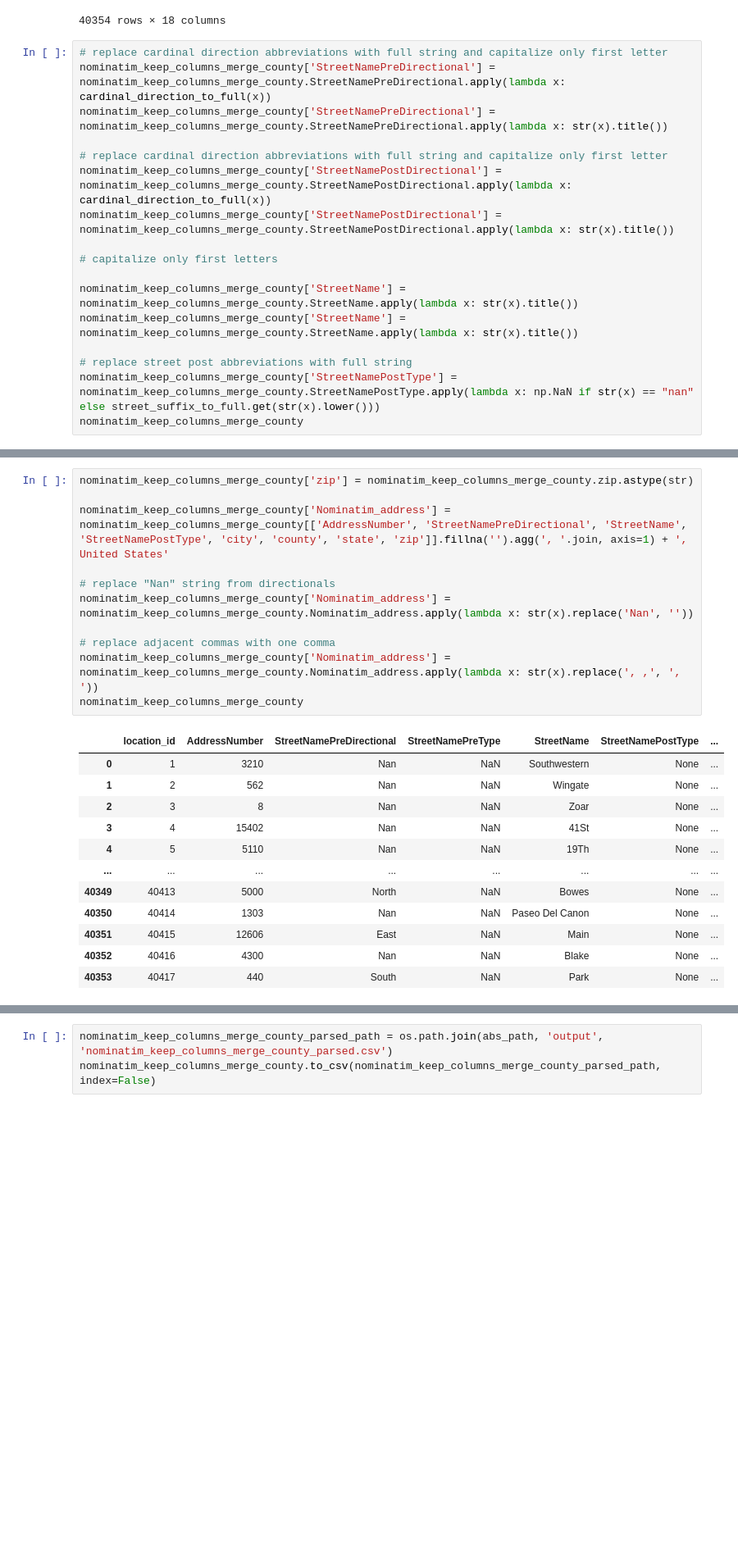
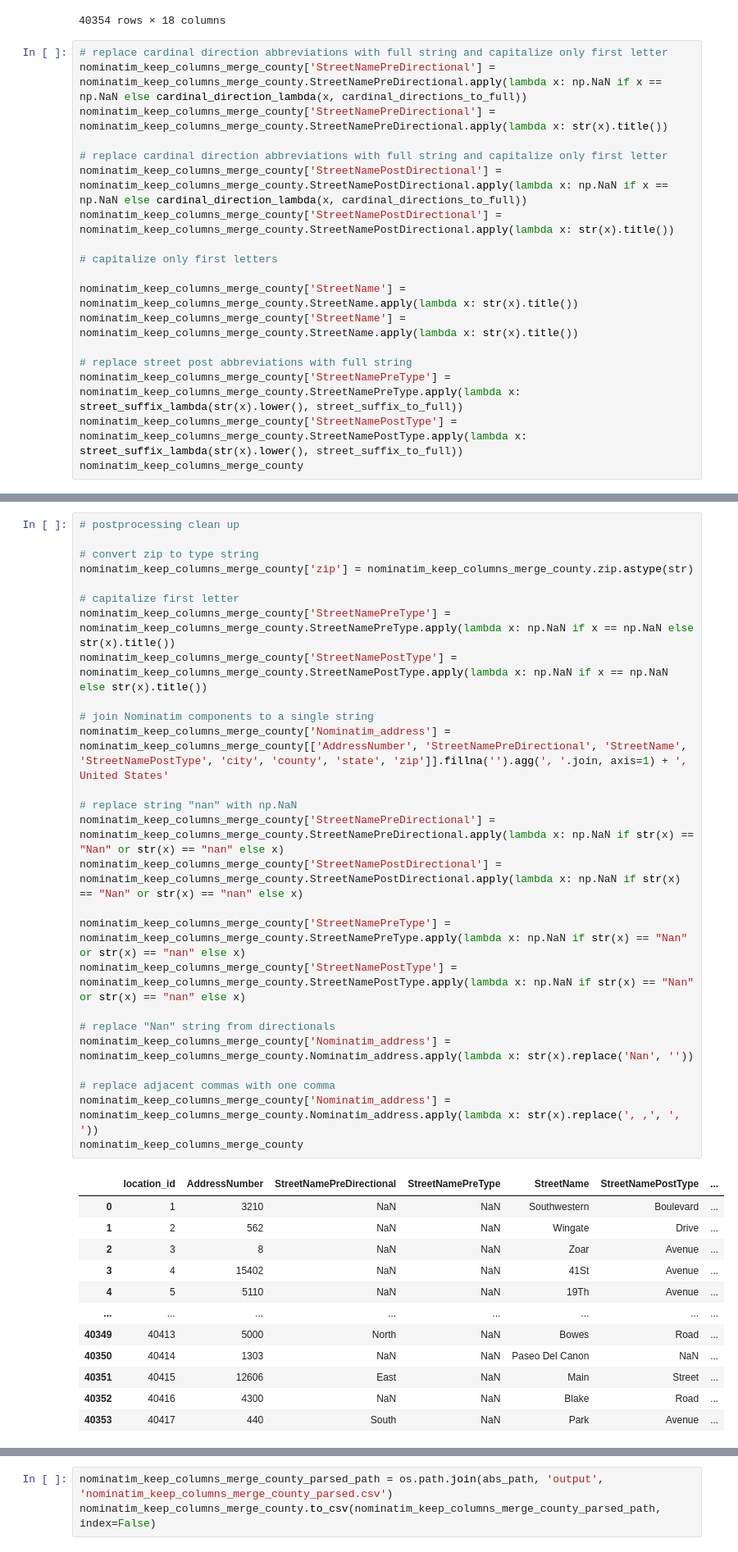
Before and after one commit to brian-cy-chang/UW_Geospatial, a Jupyter notebook: notebooks/nominatim_parsing.ipynb, the cells around one changed output, grey strips where cells are left out. Shown at 82% size. Cells and saved outputs as stored; diff of their text form; blank space fills up the shorter version.

Commit message:
correct nominatim component replacement to full string

```diff
--- a/notebooks/nominatim_parsing.ipynb
+++ b/notebooks/nominatim_parsing.ipynb
@@ -593,11 +616,11 @@ dtype: object
 40354 rows × 18 columns
 # %%
 # replace cardinal direction abbreviations with full string and capitalize only first letter
-nominatim_keep_columns_merge_county['StreetNamePreDirectional'] = nominatim_keep_columns_merge_county.StreetNamePreDirectional.apply(lambda x: cardinal_direction_to_full(x))
+nominatim_keep_columns_merge_county['StreetNamePreDirectional'] = nominatim_keep_columns_merge_county.StreetNamePreDirectional.apply(lambda x: np.NaN if x == np.NaN else cardinal_direction_lambda(x, cardinal_directions_to_full))
 nominatim_keep_columns_merge_county['StreetNamePreDirectional'] = nominatim_keep_columns_merge_county.StreetNamePreDirectional.apply(lambda x: str(x).title())
 
 # replace cardinal direction abbreviations with full string and capitalize only first letter
-nominatim_keep_columns_merge_county['StreetNamePostDirectional'] = nominatim_keep_columns_merge_county.StreetNamePostDirectional.apply(lambda x: cardinal_direction_to_full(x))
+nominatim_keep_columns_merge_county['StreetNamePostDirectional'] = nominatim_keep_columns_merge_county.StreetNamePostDirectional.apply(lambda x: np.NaN if x == np.NaN else cardinal_direction_lambda(x, cardinal_directions_to_full))
 nominatim_keep_columns_merge_county['StreetNamePostDirectional'] = nominatim_keep_columns_merge_county.StreetNamePostDirectional.apply(lambda x: str(x).title())
 
 # capitalize only first letters
@@ -606,7 +629,8 @@ nominatim_keep_columns_merge_county['StreetName'] = nominatim_keep_columns_merge
 nominatim_keep_columns_merge_county['StreetName'] = nominatim_keep_columns_merge_county.StreetName.apply(lambda x: str(x).title())
 
 # replace street post abbreviations with full string
-nominatim_keep_columns_merge_county['StreetNamePostType'] = nominatim_keep_columns_merge_county.StreetNamePostType.apply(lambda x: np.NaN if str(x) == "nan" else street_suffix_to_full.get(str(x).lower()))
+nominatim_keep_columns_merge_county['StreetNamePreType'] = nominatim_keep_columns_merge_county.StreetNamePreType.apply(lambda x: street_suffix_lambda(str(x).lower(), street_suffix_to_full))
+nominatim_keep_columns_merge_county['StreetNamePostType'] = nominatim_keep_columns_merge_county.StreetNamePostType.apply(lambda x: street_suffix_lambda(str(x).lower(), street_suffix_to_full))
 nominatim_keep_columns_merge_county
 # %% [output]
 |  | location_id | AddressNumber | StreetNamePreDirectional | StreetNamePreType | StreetName | StreetNamePostType | ... |
@@ -624,26 +648,41 @@ nominatim_keep_columns_merge_county
 40354 rows × 18 columns
 # %%
+# postprocessing clean up
+
+# convert zip to type string
 nominatim_keep_columns_merge_county['zip'] = nominatim_keep_columns_merge_county.zip.astype(str)
 
+# capitalize first letter
+nominatim_keep_columns_merge_county['StreetNamePreType'] = nominatim_keep_columns_merge_county.StreetNamePreType.apply(lambda x: np.NaN if x == np.NaN else str(x).title())
+nominatim_keep_columns_merge_county['StreetNamePostType'] = nominatim_keep_columns_merge_county.StreetNamePostType.apply(lambda x: np.NaN if x == np.NaN else str(x).title())
+
+# join Nominatim components to a single string
 nominatim_keep_columns_merge_county['Nominatim_address'] = nominatim_keep_columns_merge_county[['AddressNumber', 'StreetNamePreDirectional', 'StreetName', 'StreetNamePostType', 'city', 'county', 'state', 'zip']].fillna('').agg(', '.join, axis=1) + ', United States'
+
+# replace string "nan" with np.NaN
+nominatim_keep_columns_merge_county['StreetNamePreDirectional'] = nominatim_keep_columns_merge_county.StreetNamePreDirectional.apply(lambda x: np.NaN if str(x) == "Nan" or str(x) == "nan" else x)
+nominatim_keep_columns_merge_county['StreetNamePostDirectional'] = nominatim_keep_columns_merge_county.StreetNamePostDirectional.apply(lambda x: np.NaN if str(x) == "Nan" or str(x) == "nan" else x)
+
+nominatim_keep_columns_merge_county['StreetNamePreType'] = nominatim_keep_columns_merge_county.StreetNamePreType.apply(lambda x: np.NaN if str(x) == "Nan" or str(x) == "nan" else x)
+nominatim_keep_columns_merge_county['StreetNamePostType'] = nominatim_keep_columns_merge_county.StreetNamePostType.apply(lambda x: np.NaN if str(x) == "Nan" or str(x) == "nan" else x)
 
 # replace "Nan" string from directionals
 nominatim_keep_columns_merge_county['Nominatim_address'] = nominatim_keep_columns_merge_county.Nominatim_address.apply(lambda x: str(x).replace('Nan', ''))
 
 # replace adjacent commas with one comma
 nominatim_keep_columns_merge_county['Nominatim_address'] = nominatim_keep_columns_merge_county.Nominatim_address.apply(lambda x: str(x).replace(', ,', ', '))
 nominatim_keep_columns_merge_county
 # %% [output]
 |  | location_id | AddressNumber | StreetNamePreDirectional | StreetNamePreType | StreetName | StreetNamePostType | ... |
-| 0 | 1 | 3210 | Nan | NaN | Southwestern | None | ... |
-| 1 | 2 | 562 | Nan | NaN | Wingate | None | ... |
-| 2 | 3 | 8 | Nan | NaN | Zoar | None | ... |
-| 3 | 4 | 15402 | Nan | NaN | 41St | None | ... |
-| 4 | 5 | 5110 | Nan | NaN | 19Th | None | ... |
+| 0 | 1 | 3210 | NaN | NaN | Southwestern | Boulevard | ... |
+| 1 | 2 | 562 | NaN | NaN | Wingate | Drive | ... |
+| 2 | 3 | 8 | NaN | NaN | Zoar | Avenue | ... |
+| 3 | 4 | 15402 | NaN | NaN | 41St | Avenue | ... |
+| 4 | 5 | 5110 | NaN | NaN | 19Th | Avenue | ... |
 | ... | ... | ... | ... | ... | ... | ... | ... |
-| 40349 | 40413 | 5000 | North | NaN | Bowes | None | ... |
-| 40350 | 40414 | 1303 | Nan | NaN | Paseo Del Canon | None | ... |
-| 40351 | 40415 | 12606 | East | NaN | Main | None | ... |
-| 40352 | 40416 | 4300 | Nan | NaN | Blake | None | ... |
-| 40353 | 40417 | 440 | South | NaN | Park | None | ... |
+| 40349 | 40413 | 5000 | North | NaN | Bowes | Road | ... |
+| 40350 | 40414 | 1303 | NaN | NaN | Paseo Del Canon | NaN | ... |
+| 40351 | 40415 | 12606 | East | NaN | Main | Street | ... |
+| 40352 | 40416 | 4300 | NaN | NaN | Blake | Road | ... |
+| 40353 | 40417 | 440 | South | NaN | Park | Avenue | ... |
 40354 rows × 19 columns
```
Also changed, not shown: parts of 6 cells of this notebook, 2 other files.
